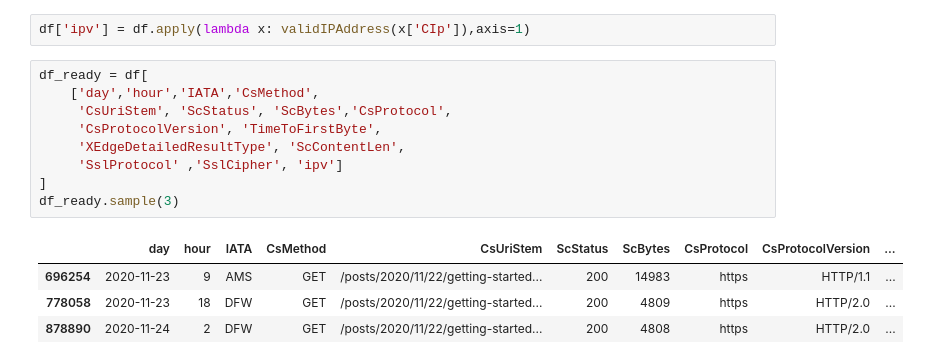
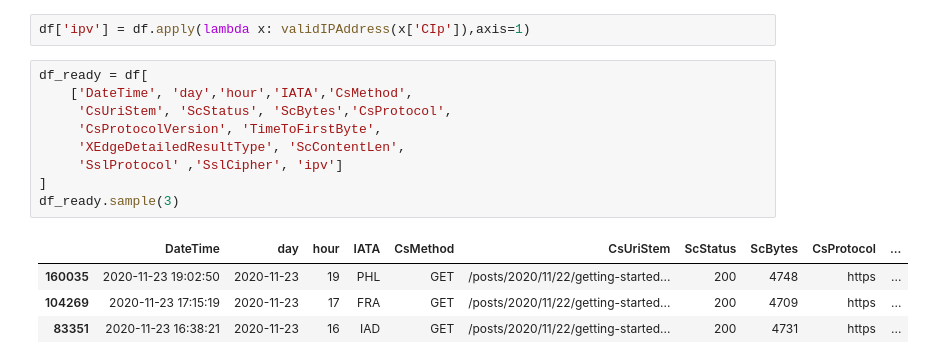
Before and after one commit to l1x/s3logs, a Jupyter notebook: notebook/WebAnalytics.ipynb, the cells around one changed output. Drawn from its saved outputs; the diff is of its cells as text.

```diff
--- a/notebook/WebAnalytics.ipynb
+++ b/notebook/WebAnalytics.ipynb
@@ -151,18 +151,18 @@ def validIPAddress(IP: str) -> str:
 df['ipv'] = df.apply(lambda x: validIPAddress(x['CIp']),axis=1)
 # %%
 df_ready = df[
-    ['day','hour','IATA','CsMethod',
+    ['DateTime', 'day','hour','IATA','CsMethod',
      'CsUriStem', 'ScStatus', 'ScBytes','CsProtocol',
      'CsProtocolVersion', 'TimeToFirstByte',
      'XEdgeDetailedResultType', 'ScContentLen',
      'SslProtocol' ,'SslCipher', 'ipv']
 ]
 df_ready.sample(3)
 # %% [output]
-|  | day | hour | IATA | CsMethod | CsUriStem | ScStatus | ScBytes | CsProtocol | CsProtocolVersion | ... |
-| 696254 | 2020-11-23 | 9 | AMS | GET | /posts/2020/11/22/getting-started... | 200 | 14983 | https | HTTP/1.1 | ... |
-| 778058 | 2020-11-23 | 18 | DFW | GET | /posts/2020/11/22/getting-started... | 200 | 4809 | https | HTTP/2.0 | ... |
-| 878890 | 2020-11-24 | 2 | DFW | GET | /posts/2020/11/22/getting-started... | 200 | 4808 | https | HTTP/2.0 | ... |
+|  | DateTime | day | hour | IATA | CsMethod | CsUriStem | ScStatus | ScBytes | CsProtocol | ... |
+| 160035 | 2020-11-23 19:02:50 | 2020-11-23 | 19 | PHL | GET | /posts/2020/11/22/getting-started... | 200 | 4748 | https | ... |
+| 104269 | 2020-11-23 17:15:19 | 2020-11-23 | 17 | FRA | GET | /posts/2020/11/22/getting-started... | 200 | 4709 | https | ... |
+| 83351 | 2020-11-23 16:38:21 | 2020-11-23 | 16 | IAD | GET | /posts/2020/11/22/getting-started... | 200 | 4731 | https | ... |
 # %%
 df_sample = df[['day', 'hour', 'ScStatus']].sample(10)
 df_sample
```
Also changed, not shown: parts of 24 cells of this notebook.
